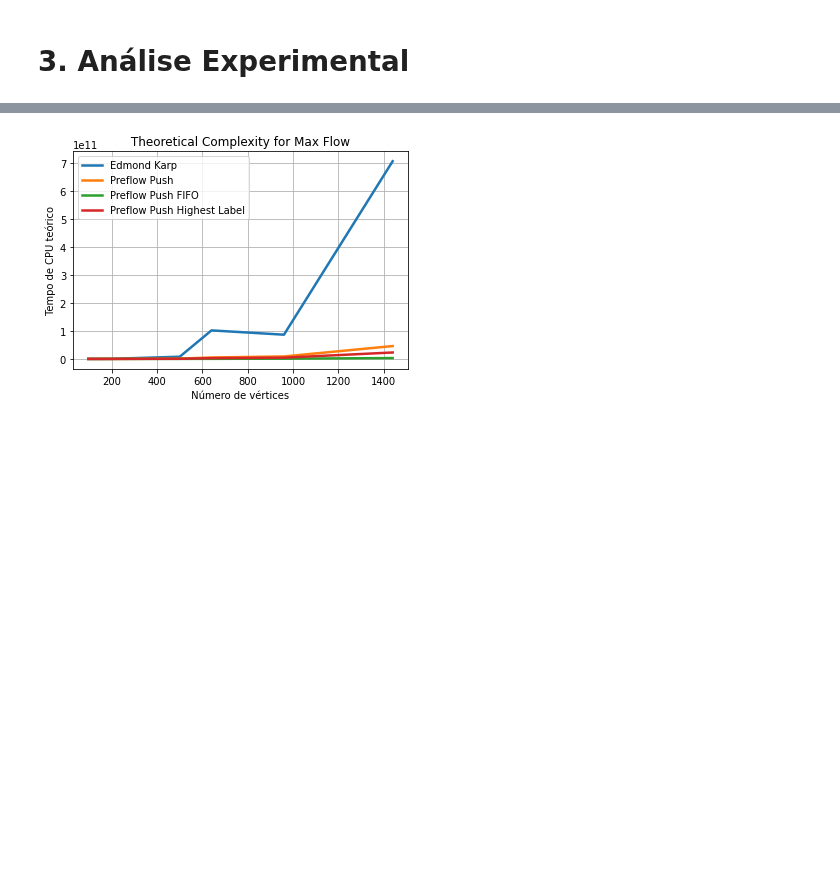
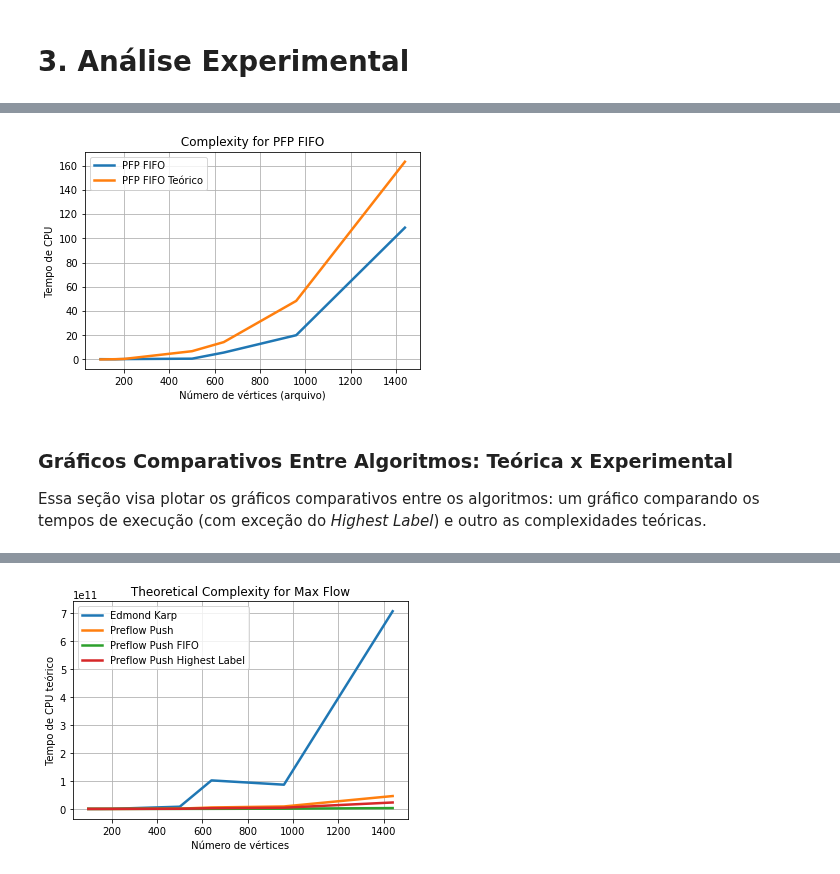
Before and after one commit to bellamariz/INF1721-T3-22.1, a Jupyter notebook: AA221_T3.ipynb, the cells around one changed output, grey strips where cells are left out. Saved outputs shown, nothing was run; the diff lists cells and outputs as text; code cells hidden in the pictures; blank space fills up the shorter version.

```diff
--- a/AA221_T3.ipynb
+++ b/AA221_T3.ipynb
@@ -1009,3 +1083,20 @@ In PR_MaxFlow FIFO -  Total Flow: 3351555  Total Iterations: 1484608
+# %%
+plt.plot(numero_de_vertices, tempos_cpu_preflow_push_FIFO, label='PFP FIFO', linewidth=2.5)
+plt.plot(numero_de_vertices, y_teorico_fifo, label='PFP FIFO Teórico', linewidth=2.5)
+
+plt.title(" Complexity for PFP FIFO ")
+plt.ylabel(" Tempo de CPU ")
+plt.xlabel(" Número de vértices (arquivo) ")
+
+plt.grid()
+plt.legend()
+plt.show()
+# %% [output]
+[figure, added]
+# %% [markdown]
+### Gráficos Comparativos Entre Algoritmos: Teórica x Experimental
+
+<t> Essa seção visa plotar os gráficos comparativos entre os algoritmos: um gráfico comparando os tempos de execução (com exceção do *Highest Label*) e outro as complexidades teóricas.
 # %%
 plt.plot(numero_de_vertices, tempos_cpu_edmond_karp, label='Edmond Karp', linewidth=2.5)
 plt.plot(numero_de_vertices, tempos_cpu_preflow_push, label='Preflow Push', linewidth=2.5)
```
Also changed, not shown: parts of 22 cells of this notebook.
